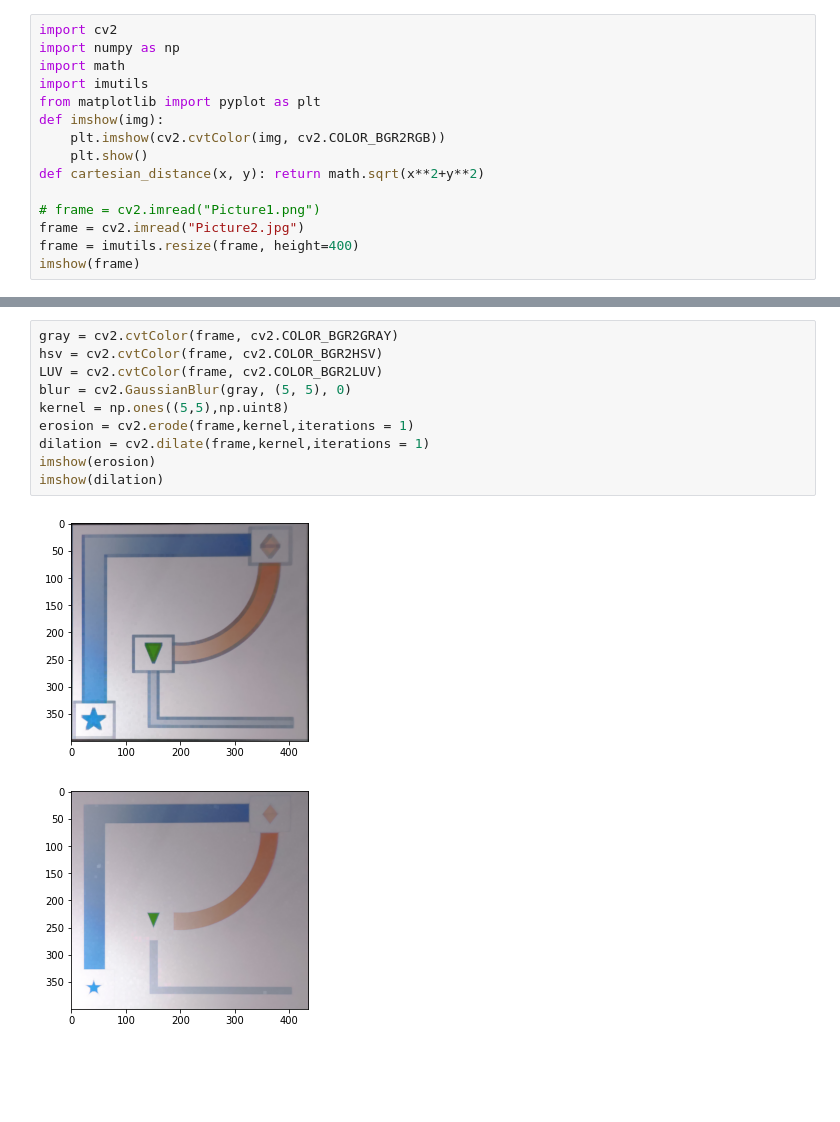
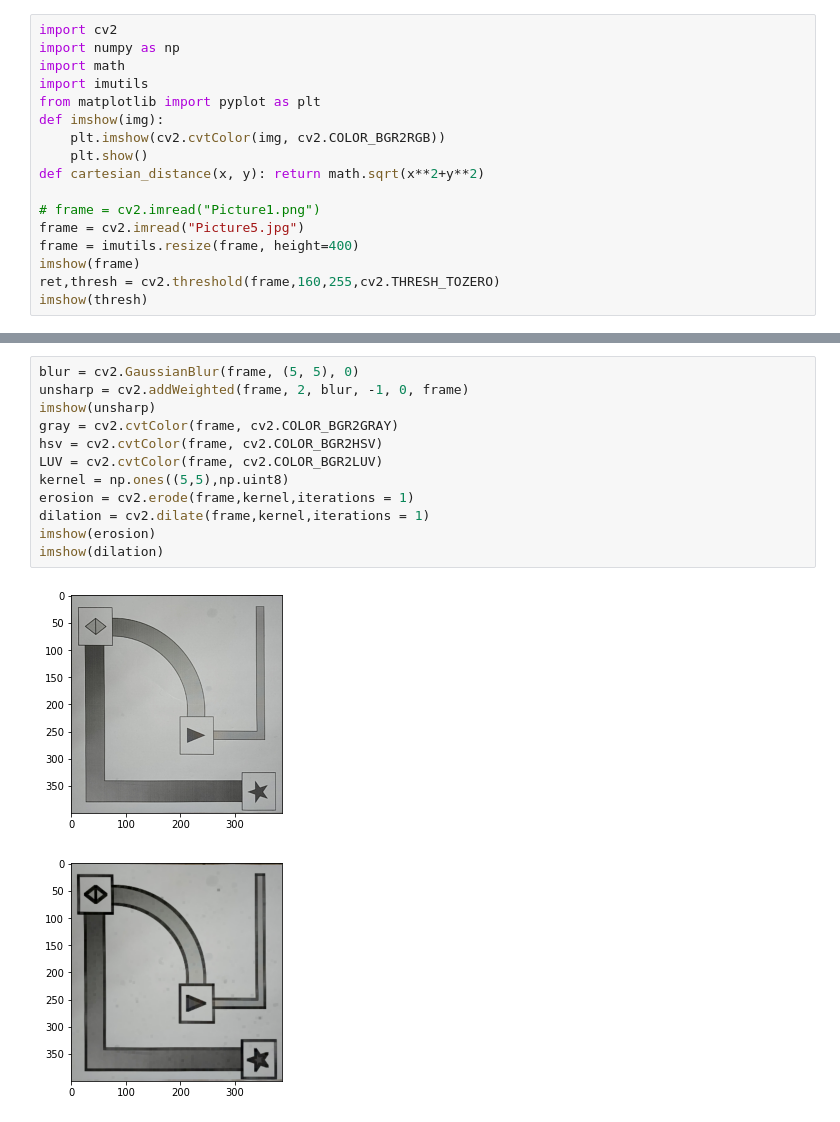
Before and after one commit to teerameth/Module6-7, a Jupyter notebook: MileStone27.ipynb, the cells around one changed output, grey strips where cells are left out. Drawn from its saved outputs; the diff is of its cells as text; blank space fills up the shorter version.

```diff
--- a/MileStone27.ipynb
+++ b/MileStone27.ipynb
@@ -10,7 +10,9 @@ def imshow(img):
 def cartesian_distance(x, y): return math.sqrt(x**2+y**2)
 
 # frame = cv2.imread("Picture1.png")
-frame = cv2.imread("Picture2.jpg")
+frame = cv2.imread("Picture5.jpg")
 frame = imutils.resize(frame, height=400)
 imshow(frame)
+ret,thresh = cv2.threshold(frame,160,255,cv2.THRESH_TOZERO)
+imshow(thresh)
 # %% [output]
@@ -18,13 +21,15 @@ imshow(frame)
 # %%
+blur = cv2.GaussianBlur(frame, (5, 5), 0)
+unsharp = cv2.addWeighted(frame, 2, blur, -1, 0, frame)
+imshow(unsharp)
 gray = cv2.cvtColor(frame, cv2.COLOR_BGR2GRAY)
 hsv = cv2.cvtColor(frame, cv2.COLOR_BGR2HSV)
 LUV = cv2.cvtColor(frame, cv2.COLOR_BGR2LUV)
-blur = cv2.GaussianBlur(gray, (5, 5), 0)
 kernel = np.ones((5,5),np.uint8)
 erosion = cv2.erode(frame,kernel,iterations = 1)
 dilation = cv2.dilate(frame,kernel,iterations = 1)
 imshow(erosion)
 imshow(dilation)
 # %% [output]
-[figure, old version]
+[figure, new version]
-[figure, old version]
+[figure, new version]
```
Also changed, not shown: parts of 3 cells of this notebook, 2 other files.
